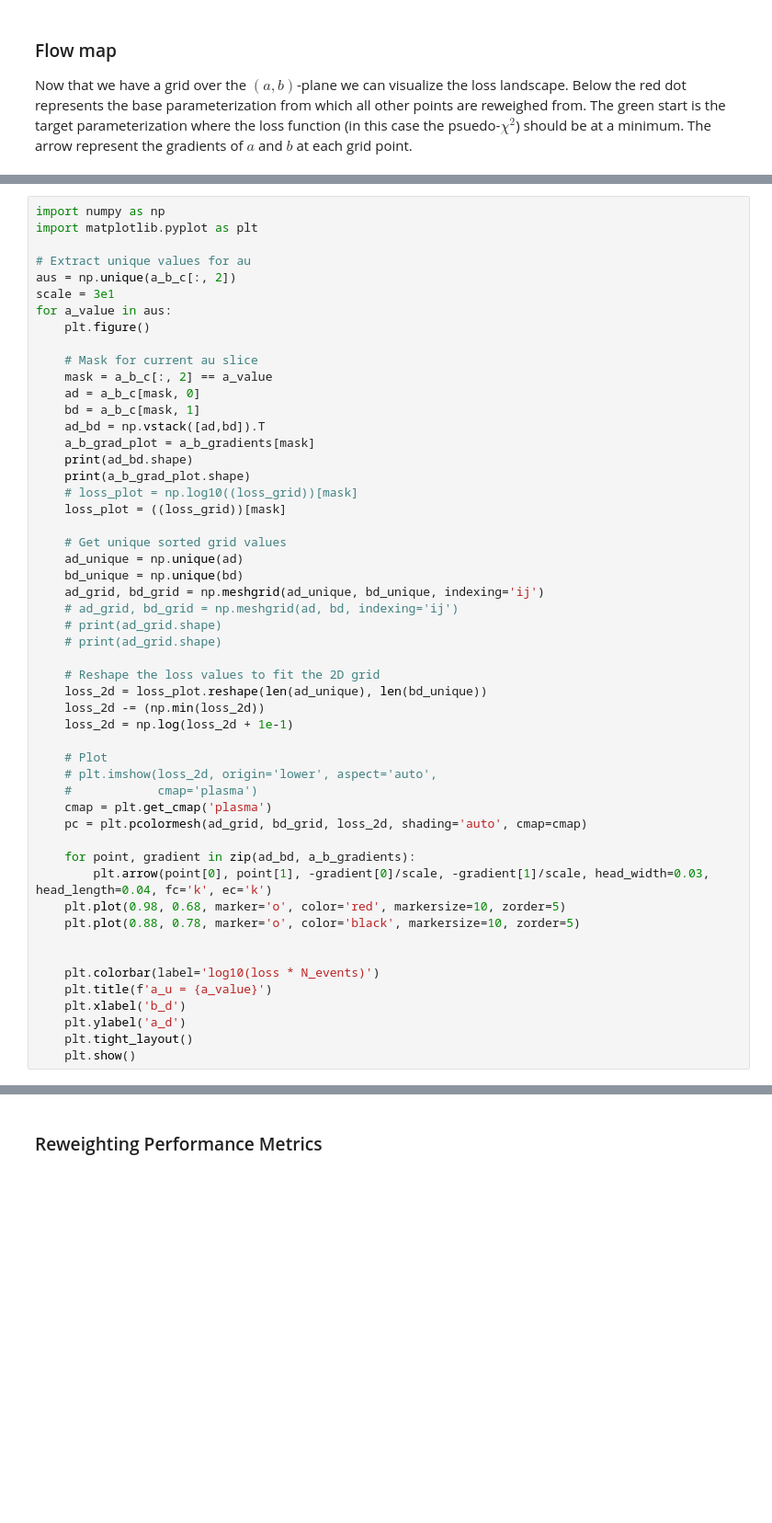
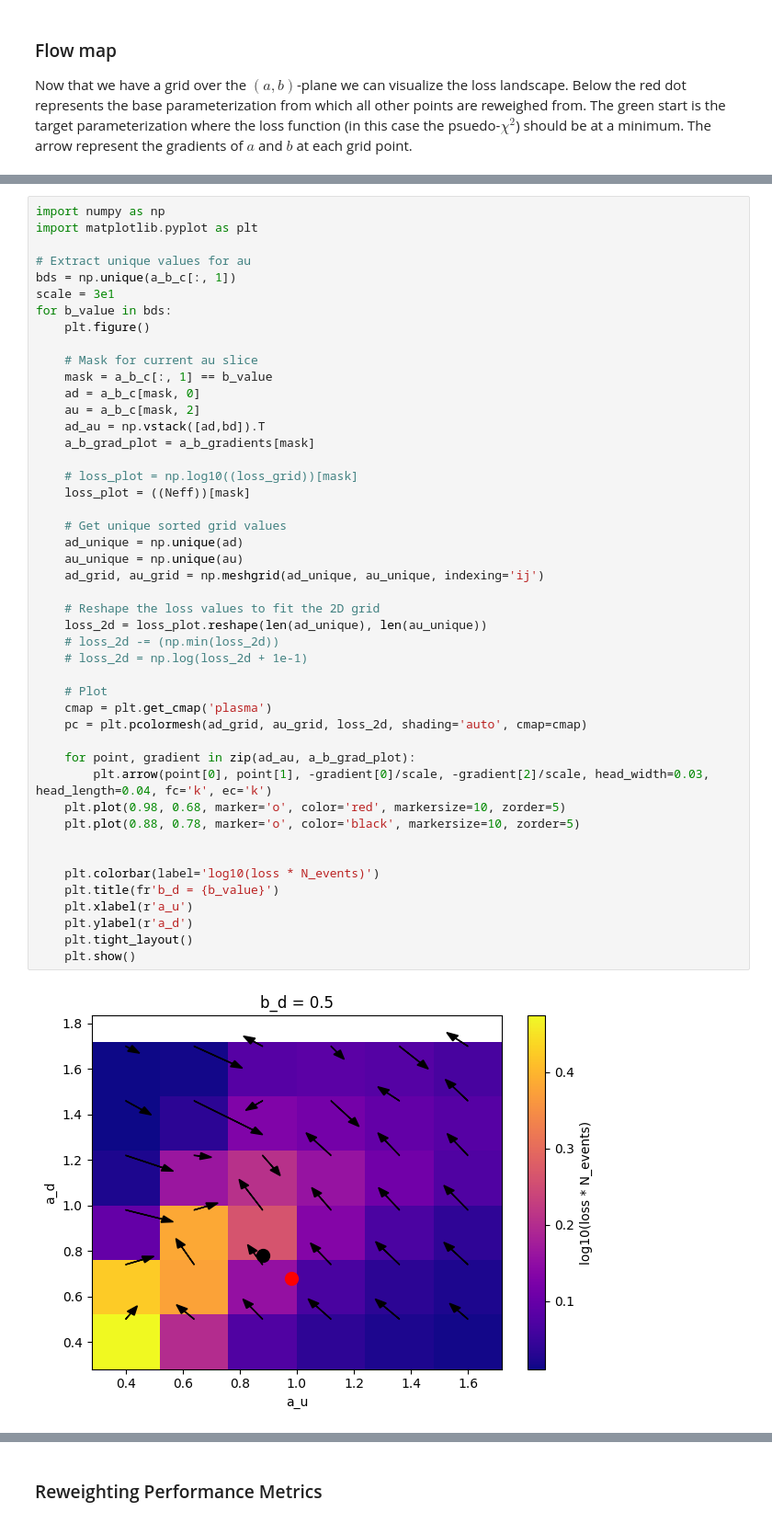
Before and after one commit to tonymenzo/RSA, a Jupyter notebook: src/RSA_nD_flow_map.ipynb, the cells around one changed output, grey strips where cells are left out. Shown at 92% size. Saved outputs shown, nothing was run; the diff lists cells and outputs as text; blank space fills up the shorter version.

```diff
--- a/src/RSA_nD_flow_map.ipynb
+++ b/src/RSA_nD_flow_map.ipynb
@@ -502,52 +478,48 @@ for a_value in aus:
 # %%
 import numpy as np
 import matplotlib.pyplot as plt
 
 # Extract unique values for au
-aus = np.unique(a_b_c[:, 2])
+bds = np.unique(a_b_c[:, 1])
 scale = 3e1
-for a_value in aus:
+for b_value in bds:
     plt.figure()
 
     # Mask for current au slice
-    mask = a_b_c[:, 2] == a_value
+    mask = a_b_c[:, 1] == b_value
     ad = a_b_c[mask, 0]
-    bd = a_b_c[mask, 1]
-    ad_bd = np.vstack([ad,bd]).T
+    au = a_b_c[mask, 2]
+    ad_au = np.vstack([ad,bd]).T
     a_b_grad_plot = a_b_gradients[mask]
-    print(ad_bd.shape)
-    print(a_b_grad_plot.shape)
+
     # loss_plot = np.log10((loss_grid))[mask]
-    loss_plot = ((loss_grid))[mask]
+    loss_plot = ((Neff))[mask]
 
     # Get unique sorted grid values
     ad_unique = np.unique(ad)
-    bd_unique = np.unique(bd)
-    ad_grid, bd_grid = np.meshgrid(ad_unique, bd_unique, indexing='ij')
-    # ad_grid, bd_grid = np.meshgrid(ad, bd, indexing='ij')
-    # print(ad_grid.shape)
-    # print(ad_grid.shape)
+    au_unique = np.unique(au)
+    ad_grid, au_grid = np.meshgrid(ad_unique, au_unique, indexing='ij')
 
     # Reshape the loss values to fit the 2D grid
-    loss_2d = loss_plot.reshape(len(ad_unique), len(bd_unique))
-    loss_2d -= (np.min(loss_2d))
-    loss_2d = np.log(loss_2d + 1e-1)
+    loss_2d = loss_plot.reshape(len(ad_unique), len(au_unique))
+    # loss_2d -= (np.min(loss_2d))
+    # loss_2d = np.log(loss_2d + 1e-1)
 
     # Plot
-    # plt.imshow(loss_2d, origin='lower', aspect='auto',
-    #            cmap='plasma')
     cmap = plt.get_cmap('plasma')
-    pc = plt.pcolormesh(ad_grid, bd_grid, loss_2d, shading='auto', cmap=cmap)
+    pc = plt.pcolormesh(ad_grid, au_grid, loss_2d, shading='auto', cmap=cmap)
 
-    for point, gradient in zip(ad_bd, a_b_gradients):
-        plt.arrow(point[0], point[1], -gradient[0]/scale, -gradient[1]/scale, head_width=0.03, head_length=0.04, fc='k', ec='k')
+    for point, gradient in zip(ad_au, a_b_grad_plot):
+        plt.arrow(point[0], point[1], -gradient[0]/scale, -gradient[2]/scale, head_width=0.03, head_length=0.04, fc='k', ec='k')
     plt.plot(0.98, 0.68, marker='o', color='red', markersize=10, zorder=5)
     plt.plot(0.88, 0.78, marker='o', color='black', markersize=10, zorder=5)
 
 
     plt.colorbar(label='log10(loss * N_events)')
-    plt.title(f'a_u = {a_value}')
-    plt.xlabel('b_d')
-    plt.ylabel('a_d')
+    plt.title(fr'b_d = {b_value}')
+    plt.xlabel(r'a_u')
+    plt.ylabel(r'a_d')
     plt.tight_layout()
     plt.show()
+# %% [output]
+[figure, added]
```
Also changed, not shown: parts of 9 cells of this notebook, 11 other files.
